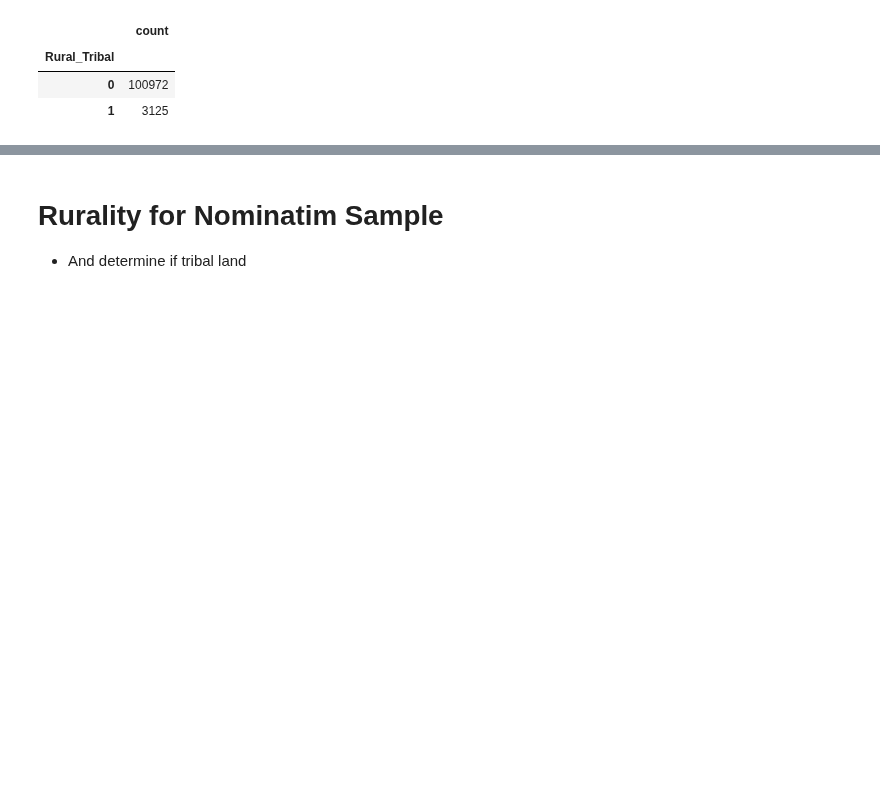
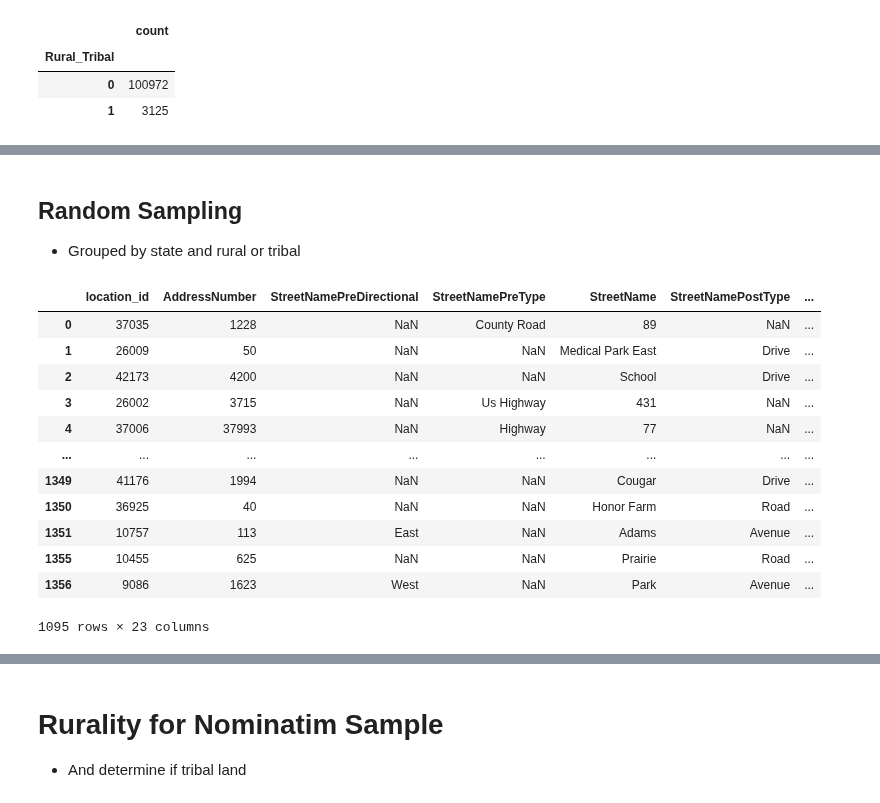
Before and after one commit to brian-cy-chang/UW_Geospatial, a Jupyter notebook: notebooks/RUCA.ipynb, the cells around one changed output, grey strips where cells are left out. Drawn from its saved outputs; the diff is of its cells as text; code cells hidden in the pictures; blank space fills up the shorter version.

```diff
--- a/notebooks/RUCA.ipynb
+++ b/notebooks/RUCA.ipynb
@@ -249,0 +328,24 @@ pd.DataFrame(omop_ruca_tribal.Rural_Tribal.value_counts())
+# %% [markdown]
+## Random Sampling
+* Grouped by state and rural or tribal
+# %%
+random.seed(42)
+
+nominatim_sample = nominatim_RUCA_tribal.groupby(by=['state_abbr', 'rural_tribal']).apply(lambda x: x.sample(n=20, replace=True)).reset_index(drop=True)
+nominatim_sample = nominatim_sample.drop_duplicates()
+# nominatim_sample_1000 = pd.concat([dropped_territories, nominatim_sample])
+nominatim_sample
+# %% [output]
+|  | location_id | AddressNumber | StreetNamePreDirectional | StreetNamePreType | StreetName | StreetNamePostType | ... |
+| 0 | 37035 | 1228 | NaN | County Road | 89 | NaN | ... |
+| 1 | 26009 | 50 | NaN | NaN | Medical Park East | Drive | ... |
+| 2 | 42173 | 4200 | NaN | NaN | School | Drive | ... |
+| 3 | 26002 | 3715 | NaN | Us Highway | 431 | NaN | ... |
+| 4 | 37006 | 37993 | NaN | Highway | 77 | NaN | ... |
+| ... | ... | ... | ... | ... | ... | ... | ... |
+| 1349 | 41176 | 1994 | NaN | NaN | Cougar | Drive | ... |
+| 1350 | 36925 | 40 | NaN | NaN | Honor Farm | Road | ... |
+| 1351 | 10757 | 113 | East | NaN | Adams | Avenue | ... |
+| 1355 | 10455 | 625 | NaN | NaN | Prairie | Road | ... |
+| 1356 | 9086 | 1623 | West | NaN | Park | Avenue | ... |
+1095 rows × 23 columns
```
Also changed, not shown: parts of 22 cells of this notebook, 2 other files.
